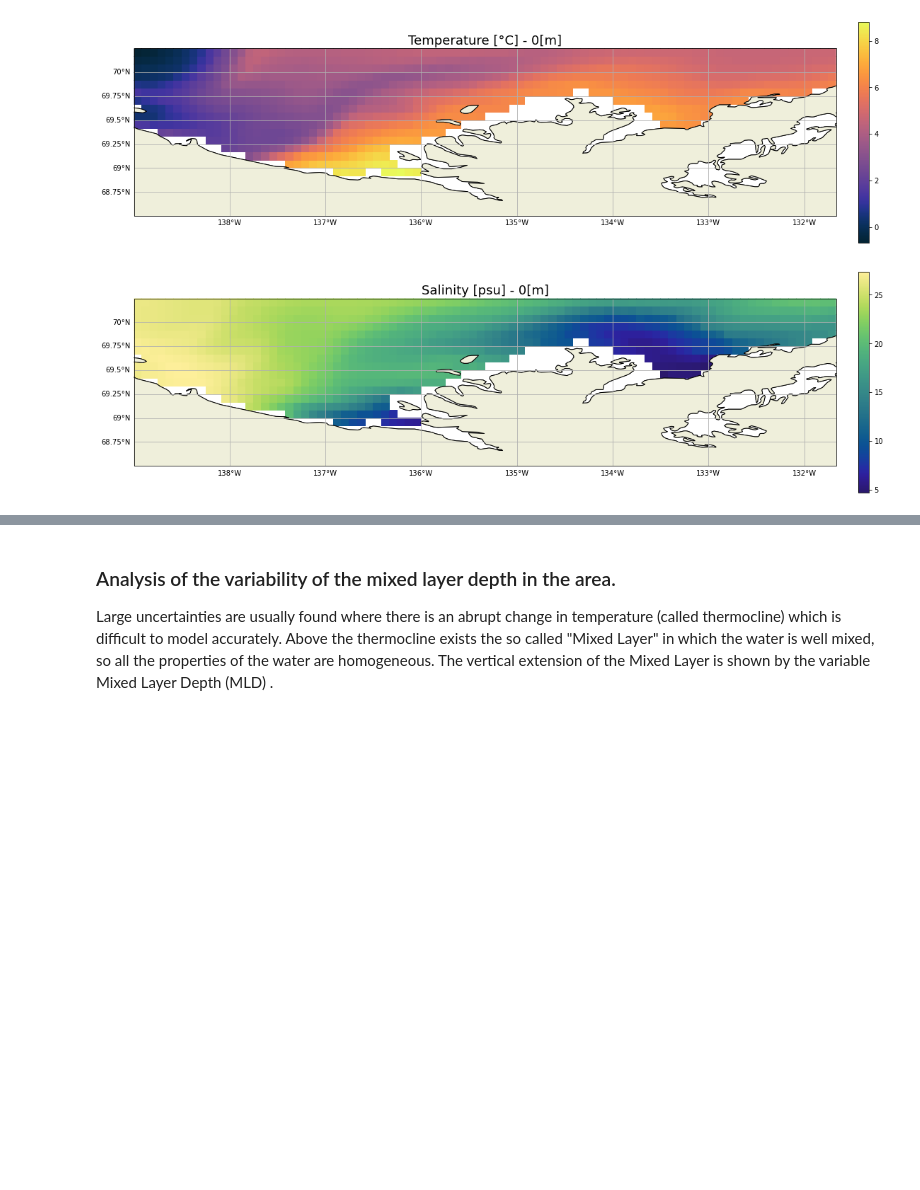
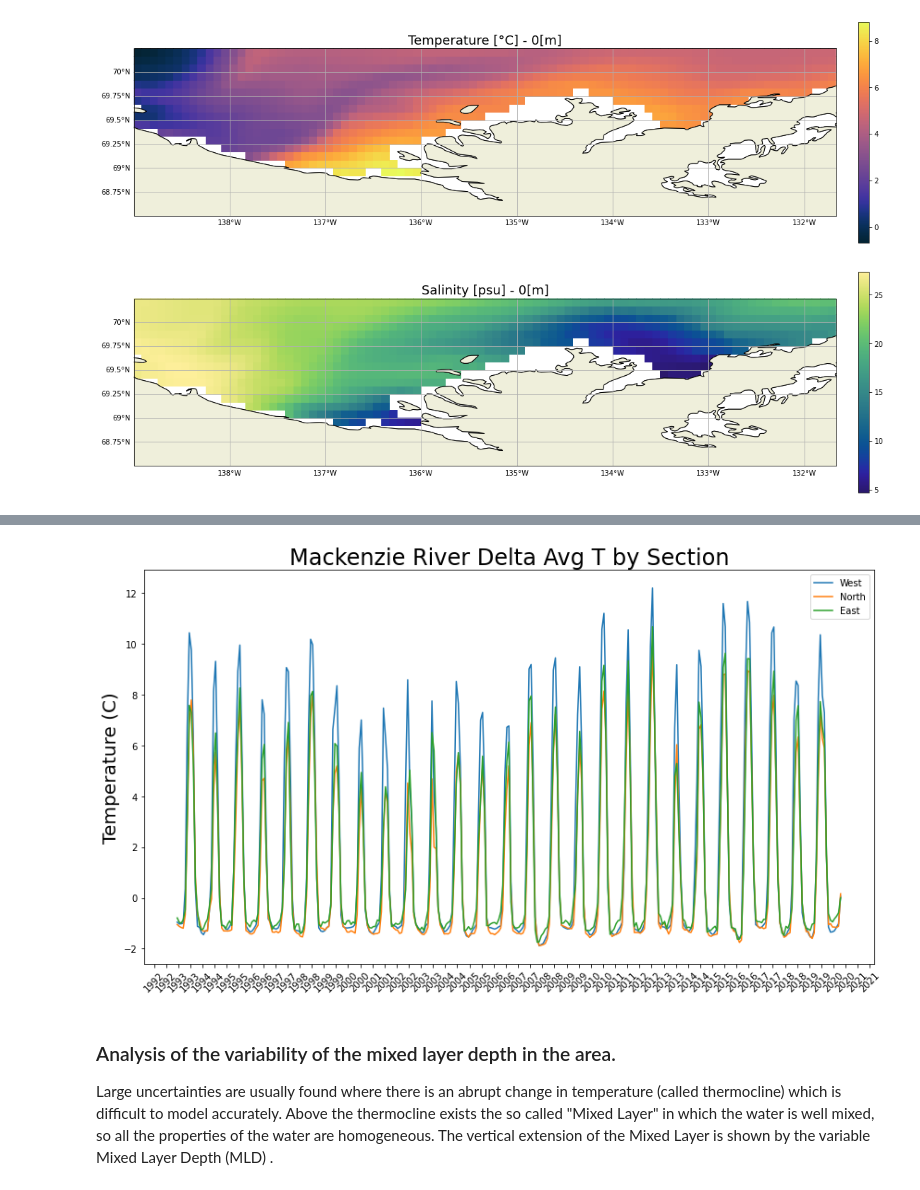
Before and after one commit to mariemccrary/GLORYS12V1, a Jupyter notebook: GLORYS12v1Maps.ipynb, the cells around one changed output, grey strips where cells are left out. Saved outputs shown, nothing was run; the diff lists cells and outputs as text; code cells hidden in the pictures; blank space fills up the shorter version.

```diff
--- a/GLORYS12v1Maps.ipynb
+++ b/GLORYS12v1Maps.ipynb
@@ -474,3 +378,45 @@ plt.show()
+# %%
+tmean_w = ds_west.thetao.mean(dim=('latitude', 'longitude', 'depth')).transpose()
+tmean_n = ds_north.thetao.mean(dim=('latitude', 'longitude', 'depth')).transpose()
+tmean_e = ds_east.thetao.mean(dim=('latitude', 'longitude', 'depth')).transpose()
+#tmean_w = tmean_w.dropna(dim="depth")
+smean_w = ds_west.so.mean(dim=('latitude', 'longitude')).transpose()
+mldmean_w = ds_west.mlotst.mean(dim=('latitude', 'longitude'))
+vmean_w = ds_west.vo.mean(dim=('latitude', 'longitude', 'depth'))
+# %%
+fig, ax = plt.subplots(figsize=(12,7))
+
+ax.plot(tmean_w.time, tmean_w, label = 'West')
+ax.plot(tmean_n.time, tmean_n, label = 'North')
+ax.plot(tmean_e.time, tmean_e, label = 'East')
+
+ax.set_ylabel("Temperature (C)", fontsize=20)
+
+plt.xticks(fontsize=10, rotation = 45)
+plt.yticks(fontsize=10)
+
+
+ax.legend()
+
+# Major ticks
+fmt_year = mdates.MonthLocator(interval=6)
+ax.xaxis.set_major_locator(fmt_year)
+ax.xaxis.set_major_formatter(mdates.DateFormatter('%Y'))
+
+
+plt.title('Mackenzie River Delta Avg T by Section', fontsize = 24)
+fig.tight_layout()
+
+# output file
+title = 'delta_temp_by_section'
+output_file = os.path.join(out_path,title.replace(' ','_')) + ".png"
+
+ # save the output file
+plt.savefig(output_file, facecolor='white', transparent=False)
+
+plt.show()
+# %% [output]
+[figure, added]
 # %% [markdown]
 ### Analysis of the variability of the mixed layer depth in the area.
 
```
Also changed, not shown: parts of 39 cells of this notebook.
